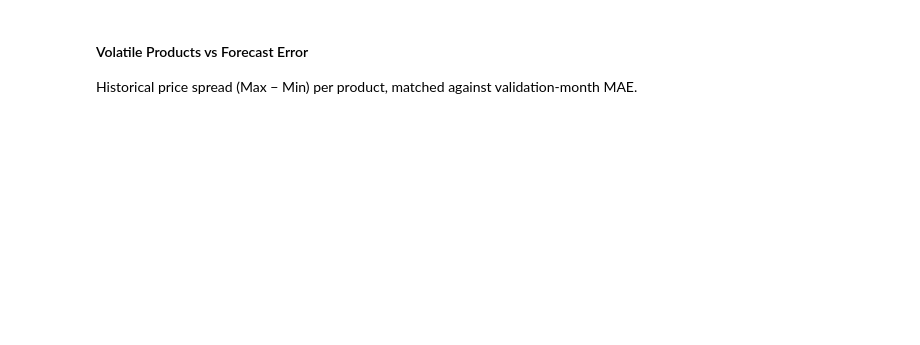
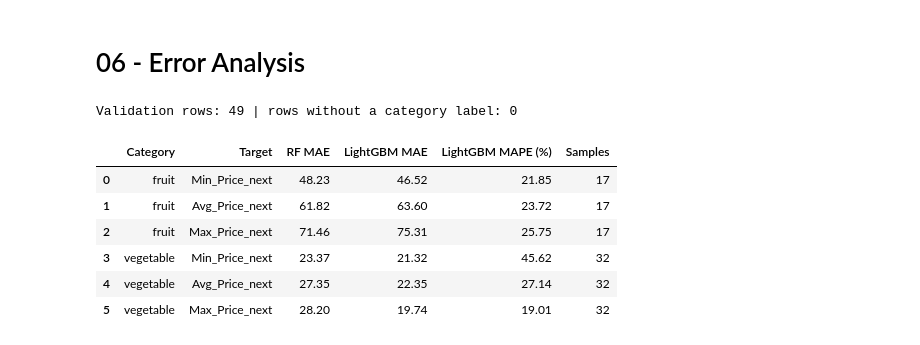
Before and after one commit to Sristy09/Multi-Target-Price-Forecasting, a Jupyter notebook: 06_Error_analysis.ipynb, the cells around one changed output. Drawn from its saved outputs; the diff is of its cells as text; code cells hidden in the pictures; blank space fills up the shorter version.

```diff
--- a/06_Error_analysis.ipynb
+++ b/06_Error_analysis.ipynb
@@ -143,3 +1,56 @@ mutha Max_Price_next   29.36         23.81        3
-# %% [markdown]
-#### Volatile Products vs Forecast Error
-Historical price spread (Max − Min) per product, matched against validation-month MAE.
+# %% [markdown]
+# 06 - Error Analysis
+# %%
+
+# 06: Error Analysis
+# Breaks the validation error (saved by notebook 05) down by product category,
+# unit of sale and historical price volatility. No model is refitted here: the
+# validation CSV already holds every model's predictions, and Category/Unit/price
+# spread are simple product-level lookups from the feature file.
+
+import numpy as np
+import pandas as pd
+import matplotlib.pyplot as plt
+from sklearn.metrics import mean_absolute_error
+
+plt.style.use("seaborn-v0_8-whitegrid" if "seaborn-v0_8-whitegrid" in plt.style.available else "default")
+targets_next = ["Min_Price_next", "Avg_Price_next", "Max_Price_next"]
+
+val = pd.read_csv("results/validation_month_9_predictions.csv")
+feat = pd.read_csv("data/all_months_features.csv")
+
+# Product-level labels: Category, Unit (unit_canonical) and mean price level.
+labels = feat.groupby("Product_Name").agg(Category=("Category", "first"),
+                                          Unit=("unit_canonical", "first"),
+                                          Mean_Avg_Price=("Avg_Price", "mean")).reset_index()
+val = val.merge(labels, on="Product_Name", how="left")
+print(f"Validation rows: {len(val)} | rows without a category label: {val['Category'].isna().sum()}")
+# %% [output]
+Validation rows: 49 | rows without a category label: 0
+# %%
+
+# Category-wise MAE (RF vs LightGBM), plus MAPE so the gap can be read on a
+# relative scale (fruit prices are higher, which inflates absolute MAE).
+def group_errors(key):
+    rows = []
+    for g, part in val.groupby(key):
+        for t in targets_next:
+            a = part[f"Actual_{t}"]
+            rows.append({key: g, "Target": t,
+                "RF MAE": mean_absolute_error(a, part[f"RF_{t}"]),
+                "LightGBM MAE": mean_absolute_error(a, part[f"LightGBM_{t}"]),
+                "LightGBM MAPE (%)": (np.abs(a - part[f"LightGBM_{t}"]) / a).mean() * 100,
+                "Samples": len(part)})
+    return pd.DataFrame(rows).round(2)
+
+category_error = group_errors("Category")
+category_error.to_csv("results/category_wise_error.csv", index=False)
+display(category_error)
+# %% [output]
+|  | Category | Target | RF MAE | LightGBM MAE | LightGBM MAPE (%) | Samples |
+| 0 | fruit | Min_Price_next | 48.23 | 46.52 | 21.85 | 17 |
+| 1 | fruit | Avg_Price_next | 61.82 | 63.60 | 23.72 | 17 |
+| 2 | fruit | Max_Price_next | 71.46 | 75.31 | 25.75 | 17 |
+| 3 | vegetable | Min_Price_next | 23.37 | 21.32 | 45.62 | 32 |
+| 4 | vegetable | Avg_Price_next | 27.35 | 22.35 | 27.14 | 32 |
+| 5 | vegetable | Max_Price_next | 28.20 | 19.74 | 19.01 | 32 |
```
Also changed, not shown: parts of 30 cells of this notebook, 17 other files.
